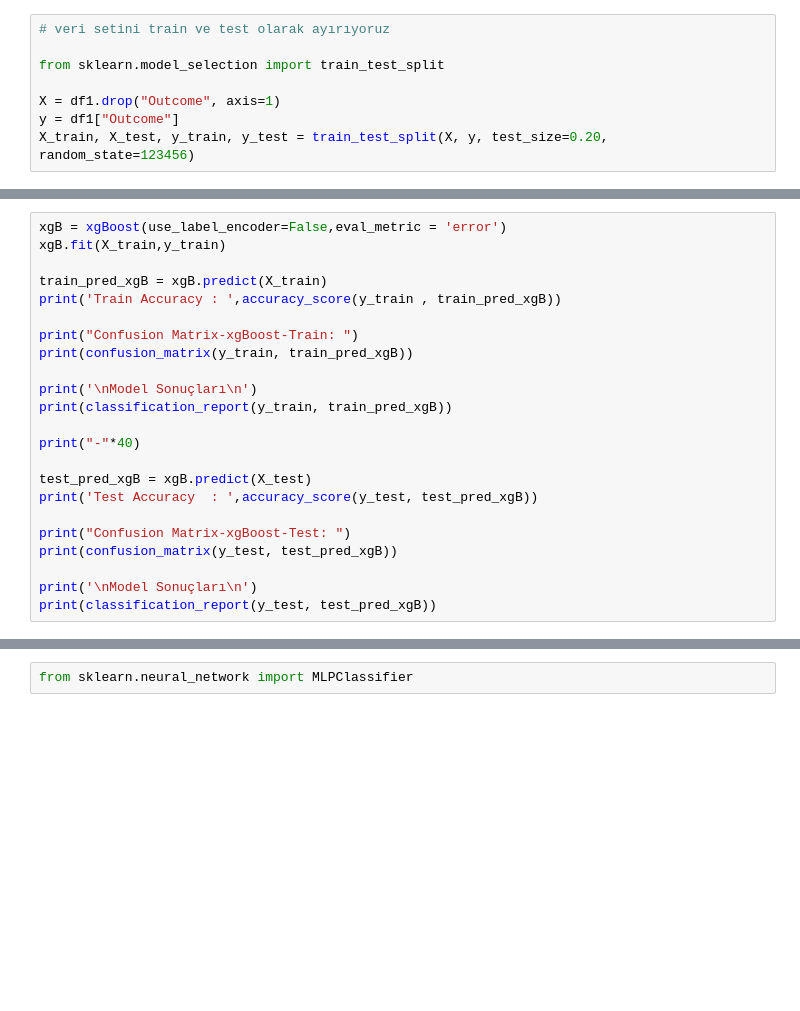
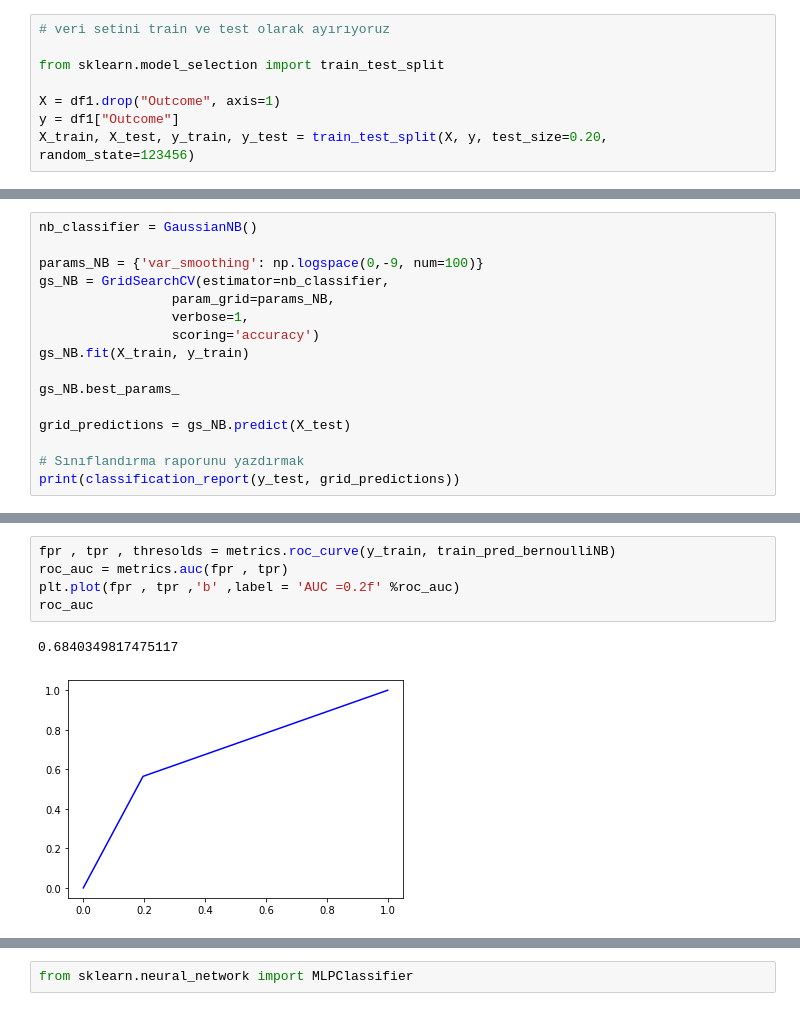
Before and after one commit to BoranOner/Predicting-Diabetes, a Jupyter notebook: SatırEksikDengesiz.ipynb, the cells around one changed output, grey strips where cells are left out. Cells and saved outputs as stored; diff of their text form; blank space fills up the shorter version.

```diff
--- a/SatırEksikDengesiz.ipynb
+++ b/SatırEksikDengesiz.ipynb
@@ -485,23 +201,0 @@ Negative mean squared error:  0.47709438020065553
-# %%
-xgB = xgBoost(use_label_encoder=False,eval_metric = 'error')
-xgB.fit(X_train,y_train)
-
-train_pred_xgB = xgB.predict(X_train)
-print('Train Accuracy : ',accuracy_score(y_train , train_pred_xgB))
-
-print("Confusion Matrix-xgBoost-Train: ")
-print(confusion_matrix(y_train, train_pred_xgB))
-
-print('\nModel Sonuçları\n')
-print(classification_report(y_train, train_pred_xgB))
-
-print("-"*40)
-
-test_pred_xgB = xgB.predict(X_test)
-print('Test Accuracy  : ',accuracy_score(y_test, test_pred_xgB))
-
-print("Confusion Matrix-xgBoost-Test: ")
-print(confusion_matrix(y_test, test_pred_xgB))
-
-print('\nModel Sonuçları\n')
-print(classification_report(y_test, test_pred_xgB))
@@ -629,0 +302,16 @@ weighted avg       0.72      0.73      0.71       218
+# %%
+nb_classifier = GaussianNB()
+
+params_NB = {'var_smoothing': np.logspace(0,-9, num=100)}
+gs_NB = GridSearchCV(estimator=nb_classifier,
+                 param_grid=params_NB,
+                 verbose=1,
+                 scoring='accuracy')
+gs_NB.fit(X_train, y_train)
+
+gs_NB.best_params_
+
+grid_predictions = gs_NB.predict(X_test)
+
+# Sınıflandırma raporunu yazdırmak
+print(classification_report(y_test, grid_predictions))
@@ -629,0 +384,8 @@ weighted avg       0.72      0.73      0.71       218
+# %%
+fpr , tpr , thresolds = metrics.roc_curve(y_train, train_pred_bernoulliNB)
+roc_auc = metrics.auc(fpr , tpr)
+plt.plot(fpr , tpr ,'b' ,label = 'AUC =0.2f' %roc_auc)
+roc_auc
+# %% [output]
+0.6840349817475117
+[figure, added]
```
Also changed, not shown: parts of 125 cells of this notebook.
